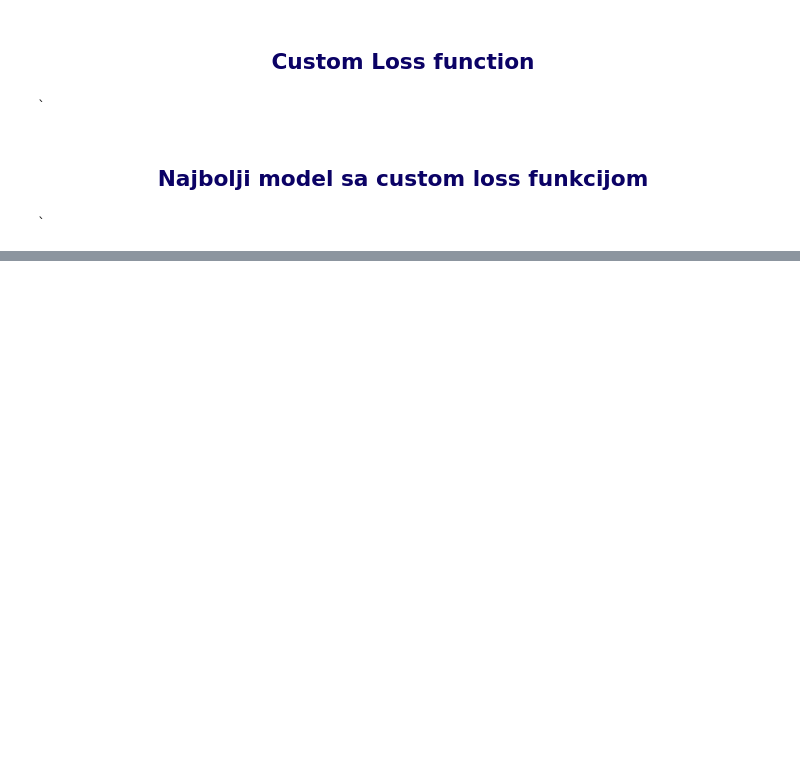
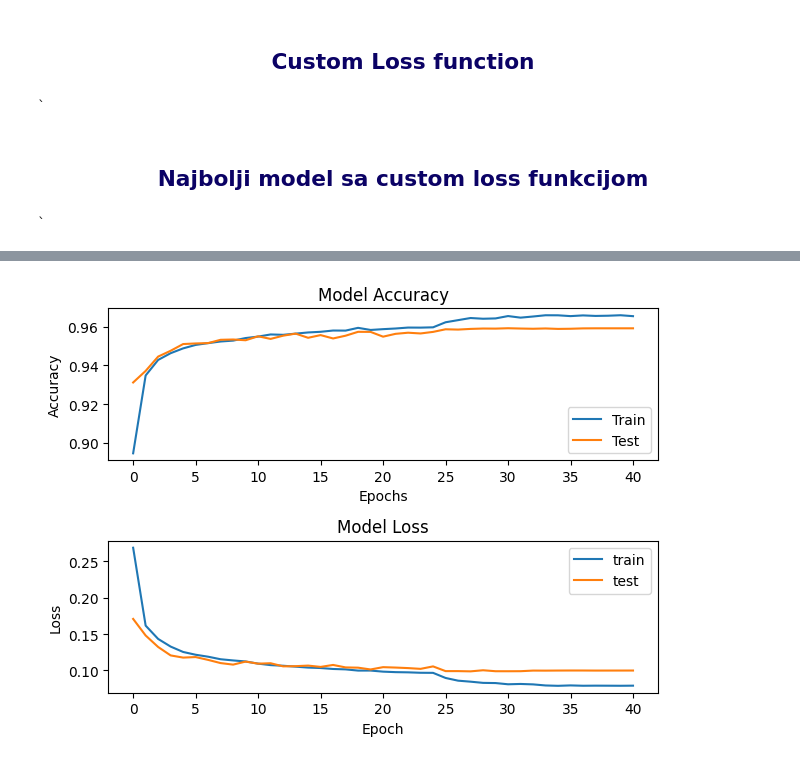
Before and after one commit to StevanGrujic/ML_Projekat3, a Jupyter notebook: airline-passenger-satisfaction.ipynb, the cells around one changed output, grey strips where cells are left out. Saved outputs shown, nothing was run; the diff lists cells and outputs as text; code cells hidden in the pictures; blank space fills up the shorter version.

```diff
--- a/airline-passenger-satisfaction.ipynb
+++ b/airline-passenger-satisfaction.ipynb
@@ -1372,0 +1553,24 @@ testing
+# %%
+from keras.callbacks import ReduceLROnPlateau
+
+
+model_custom_lr_OP = Sequential()
+model_custom_lr_OP.add(Dense(512, activation='relu', input_shape=(X_train.shape[1],)))
+model_custom_lr_OP.add(Dropout(0.3))
+model_custom_lr_OP.add(Dense(256, activation='relu'))
+model_custom_lr_OP.add(Dense(256, activation='relu'))
+model_custom_lr_OP.add(Dropout(0.3))
+model_custom_lr_OP.add(Dense(128, activation='relu'))
+model_custom_lr_OP.add(Dense(1, activation='sigmoid'))
+
+optimizer = Adam(learning_rate=0.01)
+model_custom_lr_OP.compile(loss='binary_crossentropy', optimizer=optimizer, metrics=['accuracy'])
+#In this example, the learning rate will be reduced by a factor of 0.1 if the validation loss does not improve for 5 epochs. The minimum learning rate is set to 0.00001.
+reduce_lr_op = ReduceLROnPlateau(monitor='val_loss', factor=0.1, patience=5, min_lr=0.00001)
+
+NN_Classifier_DP_S_LR_OP = model_custom_lr_OP.fit(X_train, y_train,
+                          batch_size=1000,
+                          epochs=1000,
+                          callbacks =[es, reduce_lr_op], # Add the learning rate scheduler callback here
+                          verbose=2,
+                          validation_data=(X_test, y_test))
@@ -1372,0 +1595,20 @@ testing
+# %%
+fig = plt.figure()
+plt.subplot(2,1,1)
+plt.plot(NN_Classifier_DP_S_LR_OP.history['accuracy'])
+plt.plot(NN_Classifier_DP_S_LR_OP.history['val_accuracy'])
+plt.title('Model Accuracy')
+plt.ylabel('Accuracy')
+plt.xlabel('Epochs')
+plt.legend(['Train', 'Test'], loc='lower right')
+
+plt.subplot(2,1,2)
+plt.plot(NN_Classifier_DP_S_LR_OP.history['loss'])
+plt.plot(NN_Classifier_DP_S_LR_OP.history['val_loss'])
+plt.title('Model Loss')
+plt.ylabel('Loss')
+plt.xlabel('Epoch')
+plt.legend(['train', 'test'], loc='upper right')
+plt.tight_layout()
+# %% [output]
+[figure, added]
```
Also changed, not shown: parts of 54 cells of this notebook.
